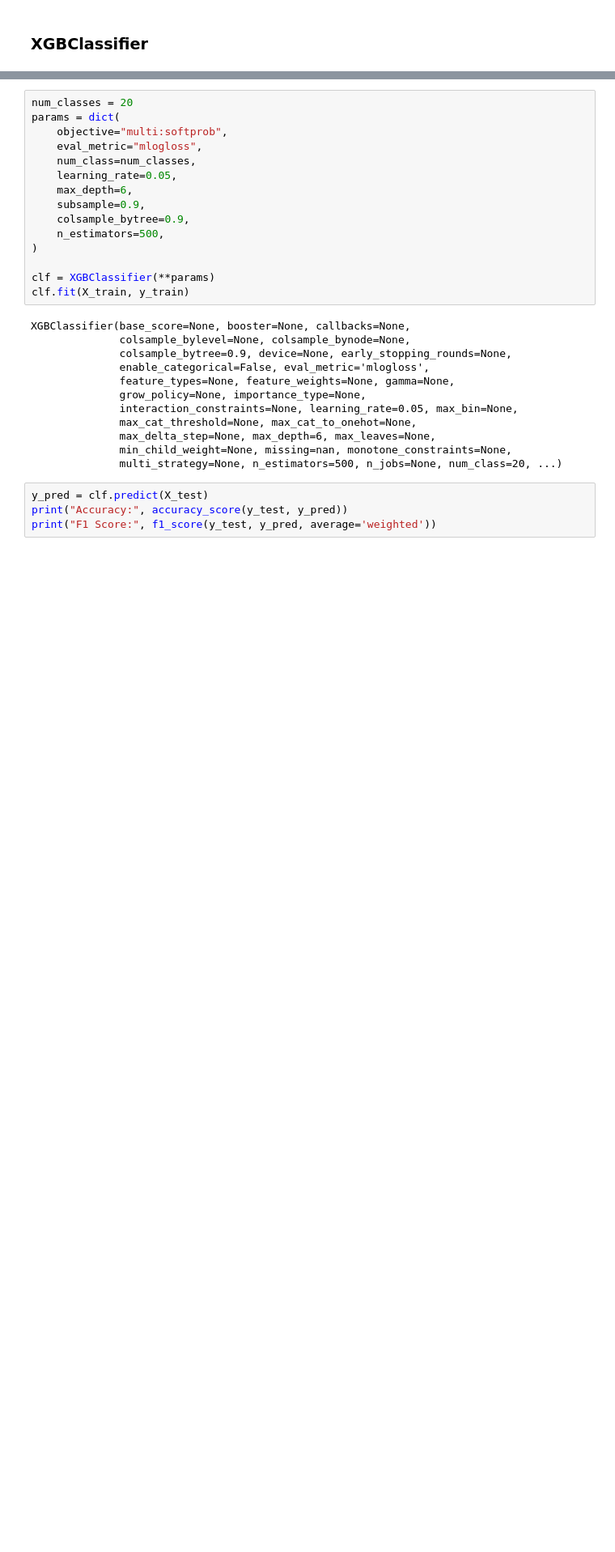
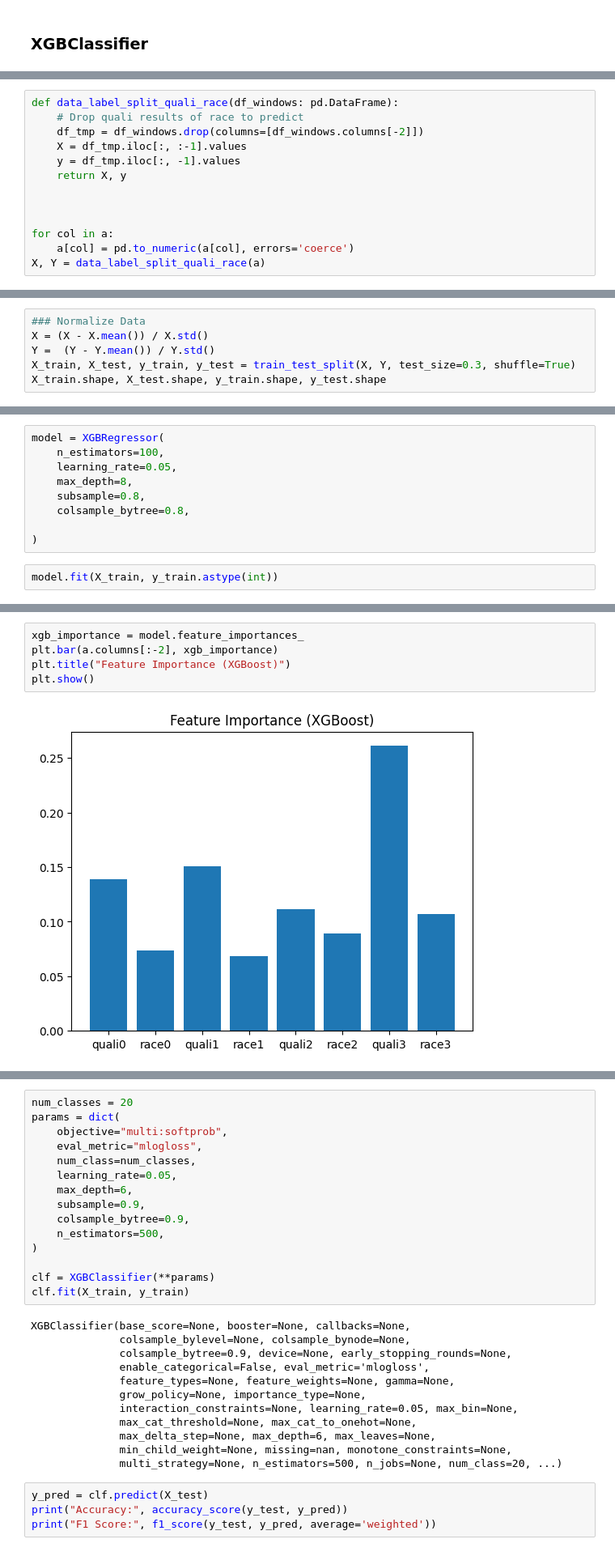
Before and after one commit to Dhia-dbh/F1WinnerPrediction, a Jupyter notebook: notebooks/test.ipynb, the cells around one changed output, grey strips where cells are left out. Shown: that part at 81% size. Saved outputs shown, nothing was run; the diff lists cells and outputs as text; blank space fills up the shorter version.

```diff
--- a/notebooks/test.ipynb
+++ b/notebooks/test.ipynb
@@ -639,0 +797,13 @@ plt.show()
+# %%
+def data_label_split_quali_race(df_windows: pd.DataFrame):
+	# Drop quali results of race to predict
+	df_tmp = df_windows.drop(columns=[df_windows.columns[-2]])
+	X = df_tmp.iloc[:, :-1].values
+	y = df_tmp.iloc[:, -1].values
+	return X, y
+
+
+
+for col in a:
+	a[col] = pd.to_numeric(a[col], errors='coerce')
+X, Y = data_label_split_quali_race(a)
@@ -639,0 +823,6 @@ plt.show()
+# %%
+### Normalize Data
+X = (X - X.mean()) / X.std()
+Y =  (Y - Y.mean()) / Y.std()
+X_train, X_test, y_train, y_test = train_test_split(X, Y, test_size=0.3, shuffle=True)
+X_train.shape, X_test.shape, y_train.shape, y_test.shape
@@ -639,0 +851,11 @@ plt.show()
+# %%
+model = XGBRegressor(
+    n_estimators=100,
+    learning_rate=0.05,
+    max_depth=8,
+    subsample=0.8,
+    colsample_bytree=0.8,
+
+)
+# %%
+model.fit(X_train, y_train.astype(int))
@@ -639,0 +887,7 @@ plt.show()
+# %%
+xgb_importance = model.feature_importances_
+plt.bar(a.columns[:-2], xgb_importance)
+plt.title("Feature Importance (XGBoost)")
+plt.show()
+# %% [output]
+[figure, added]
```
Also changed, not shown: parts of 52 cells of this notebook, 4 other files.
